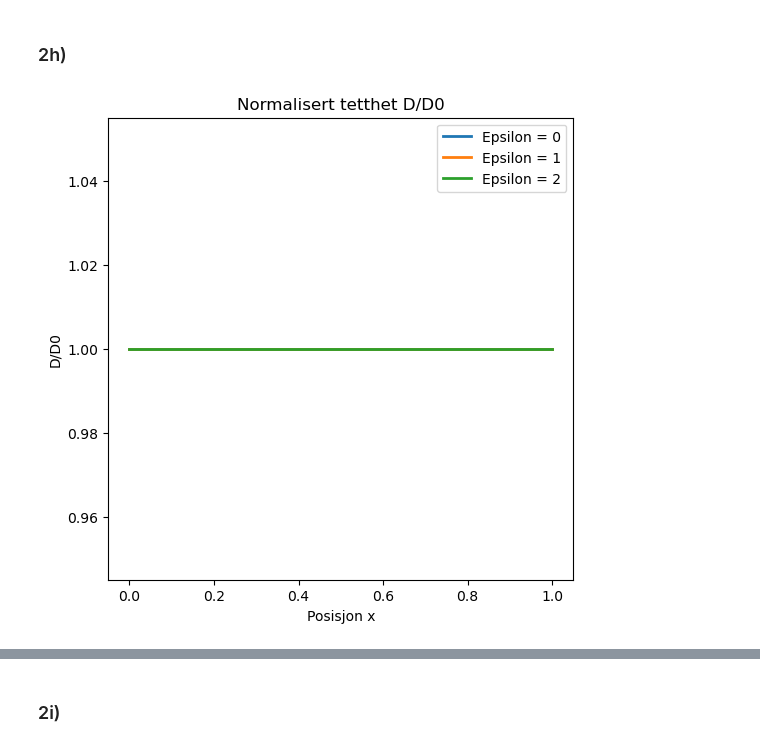
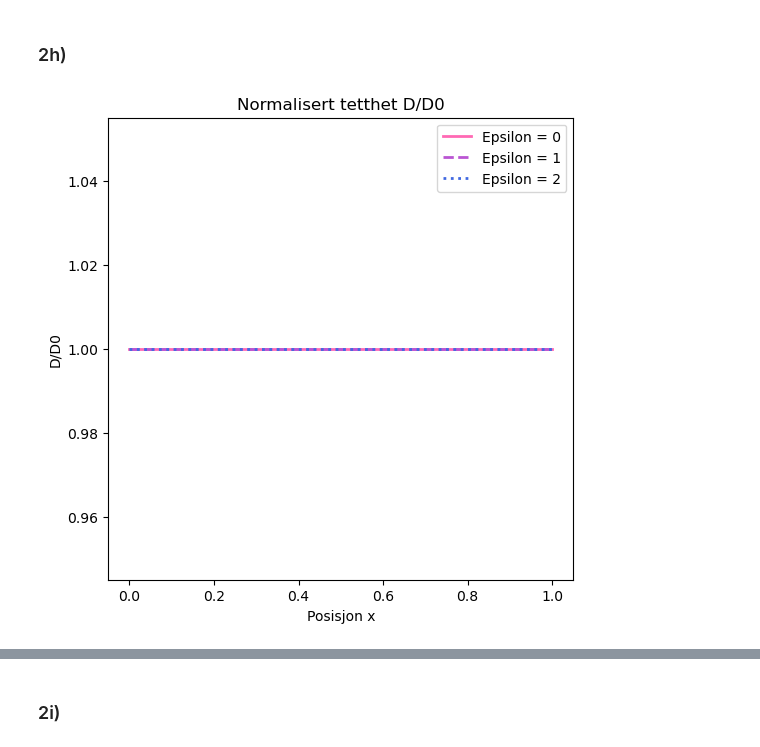
Before and after one commit to selmaberg05/TMA4320-Prosjekt3-gruppe-Andrihol-Emilyan-Selmahbe, a Jupyter notebook: Prosjekt3.ipynb, the cells around one changed output, grey strips where cells are left out. Saved outputs shown, nothing was run; the diff lists cells and outputs as text; code cells hidden in the pictures.

```diff
--- a/Prosjekt3.ipynb
+++ b/Prosjekt3.ipynb
@@ -761,35 +771,47 @@ def gh(g, gt): #g og gt kommer fra splitMatrices(v), der v er løsningen fra sol
     N = np.linalg.inv(I - g @ gt)
     Nt = np.linalg.inv(I - gt @ g)
     return np.block([[2 * N - I, 2 * N @ g],
                     [-2 * Nt @ gt, -2 * Nt + I]])
 
 def compute_density(solutions, eps_lst):
     density_dict = {}
 
     for eps in eps_lst:
         density_lst = []
         for i in range(m):
             v = solutions[eps][:, i]
             g, gt, w, wt = splitMatrices(v)
             density = np.real(np.trace(rhoh3 @ gh(g, gt))) / 4
             density_lst.append(density)
 
         density_dict[eps] = np.array(density_lst)
 
     return density_dict
 
 plt.figure()
 density_data = compute_density(solutions, eps_lst)
-for eps in eps_lst:
-    plt.plot(x, density_data[eps],label = f"Epsilon = {eps}")
+
+
+linestyles = ['-', '--', ':']
+colors = ['hotpink', 'mediumorchid', 'royalblue']
+
+for i, eps in enumerate(eps_lst):
+    plt.plot(
+        x,
+        density_data[eps],
+        linestyle=linestyles[i],
+        color=colors[i],
+        markevery=10,
+        label=f"Epsilon = {eps}"
+    )
 
 plt.title("Normalisert tetthet D/D0")
 plt.legend()
 plt.xlabel("Posisjon x")
 plt.ylabel("D/D0")
 plt.grid()
 plt.show()
 # %% [output]
-[figure, old version]
+[figure, new version]
 # %% [markdown]
 #### Kommentar
```
Also changed, not shown: parts of 4 cells of this notebook.
